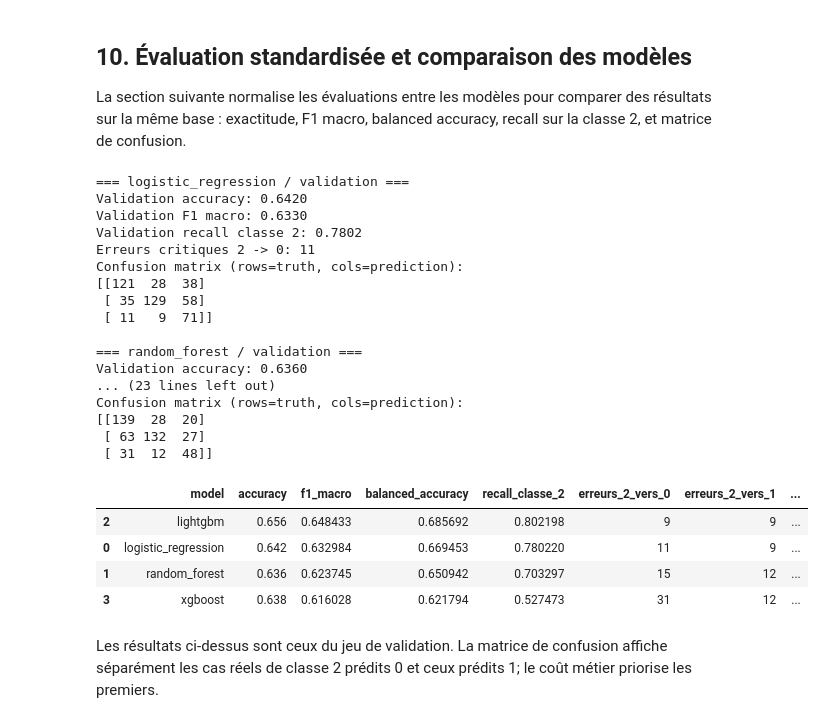
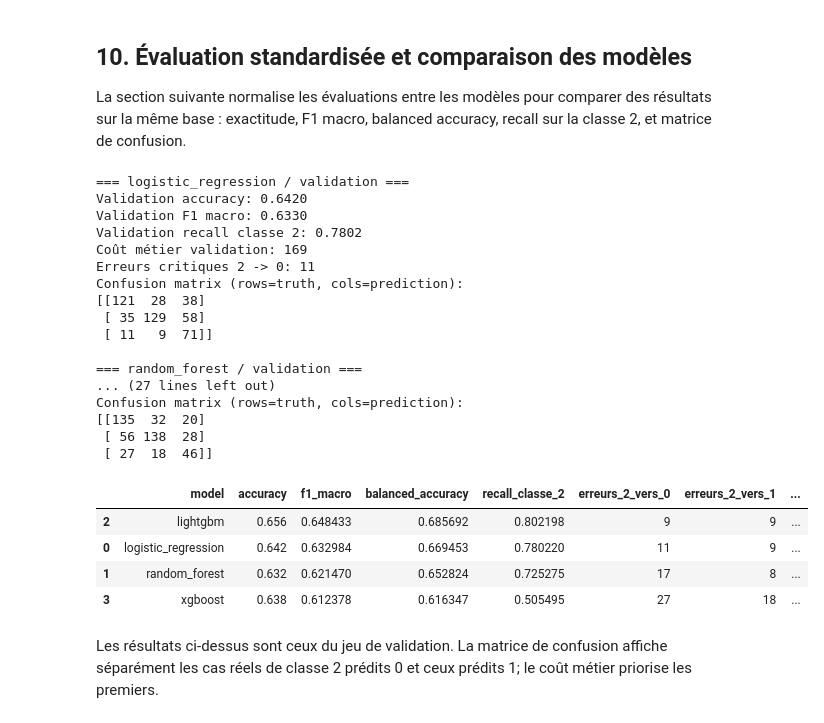
Before and after one commit to ChristelleConstancias/ProjetClassementDemandeurEmploi, a Jupyter notebook: notebooks/Classement_demandeur.ipynb, the cells around one changed output. Drawn from its saved outputs; the diff is of its cells as text; code cells hidden in the pictures.

```diff
--- a/notebooks/Classement_demandeur.ipynb
+++ b/notebooks/Classement_demandeur.ipynb
@@ -1161,7 +1161,7 @@ def build_pipeline(scenario_name: str, model_name: str):
         )
     elif model_name == "lightgbm":
         model = LGBMClassifier(
-            n_estimators=250,
+            n_estimators=200,
             learning_rate=0.05,
             max_depth=6,
             random_state=SEED,
@@ -1169,7 +1169,7 @@ def build_pipeline(scenario_name: str, model_name: str):
         )
     elif model_name == "xgboost":
         model = XGBClassifier(
-            n_estimators=250,
+            n_estimators=200,
             max_depth=6,
             learning_rate=0.1,
             objective="multi:softprob",
@@ -1186,10 +1186,10 @@ validation_comparison = []
 for scenario_name in scenario_definitions:
     for model_name in ["logistic_regression", "random_forest", "lightgbm", "xgboost"]:
         pipe = build_pipeline(scenario_name, model_name)
-        X_train_s, X_validation_s, _, _, _, y_validation_s = build_scenario_split(
+        X_train_s, X_validation_s, _, y_train_s, y_validation_s, _ = build_scenario_split(
             scenario_definitions[scenario_name]["features"]
         )
-        pipe.fit(X_train_s, y.loc[indices_train])
+        pipe.fit(X_train_s, y_train_s)
         pred_validation = pipe.predict(X_validation_s)
         matrix = confusion_matrix(y_validation_s, pred_validation, labels=[0, 1, 2])
         validation_comparison.append({
@@ -1284,17 +1284,19 @@ for model_name, pipeline_model in base_models.items():
         ),
         "erreurs_2_vers_0_validation": int(matrix[2, 0]),
         "erreurs_2_vers_1_validation": int(matrix[2, 1]),
+        "fausses_alertes_0_ou_1_vers_2": int(matrix[0, 2] + matrix[1, 2]),
     })
 
 results_base_df = pd.DataFrame(results_base)
 results_base_df["cout_metier_validation"] = (
     5 * results_base_df["erreurs_2_vers_0_validation"]
-    + results_base_df["erreurs_2_vers_1_validation"]
+    + 2 * results_base_df["erreurs_2_vers_1_validation"]
+    + results_base_df["fausses_alertes_0_ou_1_vers_2"]
 )
 display(
     results_base_df.sort_values(
-        ["cout_metier_validation", "recall_classe_2_validation", "f1_macro_validation"],
-        ascending=[True, False, False],
+        ["cout_metier_validation", "erreurs_2_vers_0_validation", "recall_classe_2_validation", "f1_macro_validation"],
+        ascending=[True, True, False, False],
     )
 )
 # %% [output]
@@ -1442,6 +1466,9 @@ La section suivante normalise les évaluations entre les modèles pour comparer
 # %%
 def compute_metrics(y_true, y_pred):
     matrix = confusion_matrix(y_true, y_pred, labels=[0, 1, 2])
+    erreurs_2_vers_0 = int(matrix[2, 0])
+    erreurs_2_vers_1 = int(matrix[2, 1])
+    fausses_alertes_0_ou_1_vers_2 = int(matrix[0, 2] + matrix[1, 2])
     return {
         "accuracy": accuracy_score(y_true, y_pred),
         "f1_macro": f1_score(y_true, y_pred, average="macro", zero_division=0),
@@ -1453,8 +1480,14 @@ def compute_metrics(y_true, y_pred):
             average=None,
             zero_division=0,
         )[0],
-        "erreurs_2_vers_0": int(matrix[2, 0]),
-        "erreurs_2_vers_1": int(matrix[2, 1]),
+        "erreurs_2_vers_0": erreurs_2_vers_0,
+        "erreurs_2_vers_1": erreurs_2_vers_1,
+        "fausses_alertes_0_ou_1_vers_2": fausses_alertes_0_ou_1_vers_2,
+        "cout_metier": (
+            5 * erreurs_2_vers_0
+            + 2 * erreurs_2_vers_1
+            + fausses_alertes_0_ou_1_vers_2
+        ),
         "confusion_matrix": matrix,
     }
 
@@ -1466,6 +1499,7 @@ def summarize_model(name, pipeline, X_validation, y_validation):
     print(f"Validation accuracy: {metrics_validation['accuracy']:.4f}")
     print(f"Validation F1 macro: {metrics_validation['f1_macro']:.4f}")
     print(f"Validation recall classe 2: {metrics_validation['recall_classe_2']:.4f}")
+    print(f"Coût métier validation: {metrics_validation['cout_metier']}")
     print(f"Erreurs critiques 2 -> 0: {metrics_validation['erreurs_2_vers_0']}")
     print("Confusion matrix (rows=truth, cols=prediction):")
     print(metrics_validation["confusion_matrix"])
@@ -1478,46 +1512,44 @@ for model_name in ["logistic_regression", "random_forest", "lightgbm", "xgboost"
         baseline_results[model_name] = summarize_model(
             model_name,
             best_models[model_name].best_estimator_,
             X_validation_s,
             y_validation_s,
         )
 
 baseline_df = pd.DataFrame(
     [
         {"model": name, **{key: value for key, value in metrics.items() if key != "confusion_matrix"}}
         for name, metrics in baseline_results.items()
     ]
 )
-baseline_df["cout_metier_validation"] = (
-    5 * baseline_df["erreurs_2_vers_0"] + baseline_df["erreurs_2_vers_1"]
+baseline_df["cout_metier_validation"] = baseline_df["cout_metier"]
+baseline_df.sort_values(
+    ["cout_metier_validation", "erreurs_2_vers_0", "recall_classe_2", "f1_macro"],
+    ascending=[True, True, False, False],
 )
-baseline_df.sort_values(
-    ["cout_metier_validation", "recall_classe_2", "f1_macro"],
-    ascending=[True, False, False],
-)
 # %% [output]
 === logistic_regression / validation ===
 Validation accuracy: 0.6420
 Validation F1 macro: 0.6330
 Validation recall classe 2: 0.7802
+Coût métier validation: 169
 Erreurs critiques 2 -> 0: 11
 Confusion matrix (rows=truth, cols=prediction):
 [[121  28  38]
  [ 35 129  58]
  [ 11   9  71]]
 
 === random_forest / validation ===
-Validation accuracy: 0.6360
-... (23 lines left out)
+... (27 lines left out)
 Confusion matrix (rows=truth, cols=prediction):
-[[139  28  20]
- [ 63 132  27]
- [ 31  12  48]]
+[[135  32  20]
+ [ 56 138  28]
+ [ 27  18  46]]
 |  | model | accuracy | f1_macro | balanced_accuracy | recall_classe_2 | erreurs_2_vers_0 | erreurs_2_vers_1 | ... |
 | 2 | lightgbm | 0.656 | 0.648433 | 0.685692 | 0.802198 | 9 | 9 | ... |
 | 0 | logistic_regression | 0.642 | 0.632984 | 0.669453 | 0.780220 | 11 | 9 | ... |
-| 1 | random_forest | 0.636 | 0.623745 | 0.650942 | 0.703297 | 15 | 12 | ... |
-| 3 | xgboost | 0.638 | 0.616028 | 0.621794 | 0.527473 | 31 | 12 | ... |
+| 1 | random_forest | 0.632 | 0.621470 | 0.652824 | 0.725275 | 17 | 8 | ... |
+| 3 | xgboost | 0.638 | 0.612378 | 0.616347 | 0.505495 | 27 | 18 | ... |
 # %% [markdown]
 Les résultats ci-dessus sont ceux du jeu de validation. La matrice de confusion affiche séparément les cas réels de classe 2 prédits 0 et ceux prédits 1; le coût métier priorise les premiers.
 # %% [markdown]
```
Also changed, not shown: parts of 9 cells of this notebook, 5 other files.
